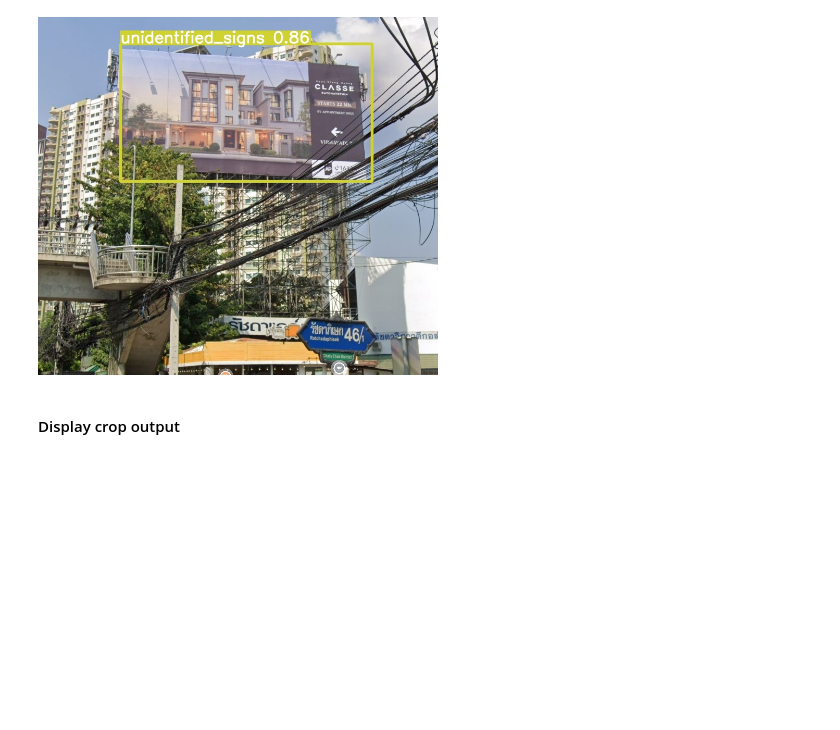
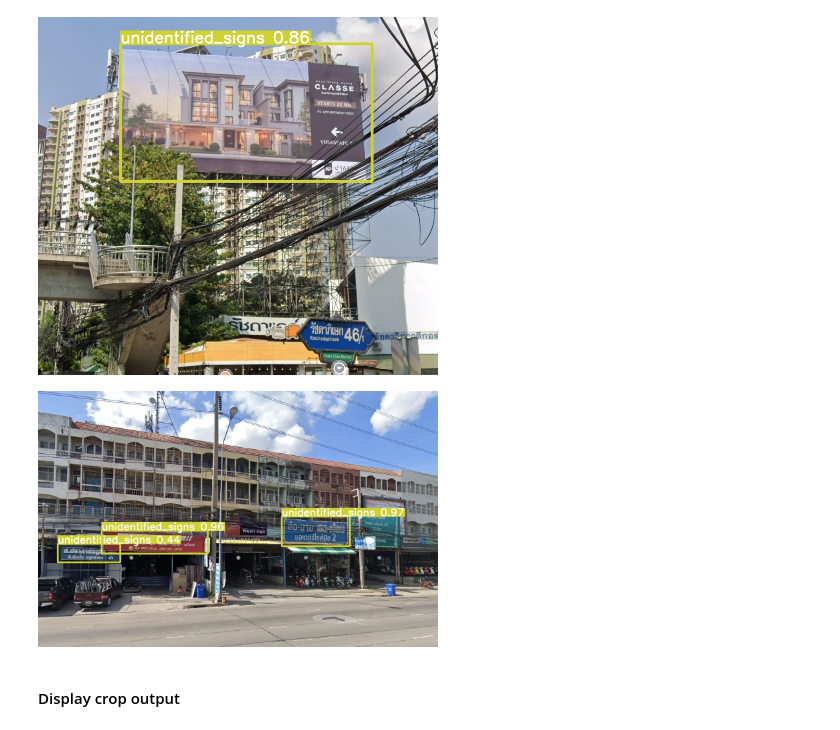
Before and after one commit to DreamPTK/yolov5, a Jupyter notebook: detect.ipynb, the cells around one changed output. Cells and saved outputs as stored; diff of their text form; code cells hidden in the pictures; blank space fills up the shorter version.

```diff
--- a/detect.ipynb
+++ b/detect.ipynb
@@ -29,5 +33,9 @@ display.Image(filename='ThTaxSigns/data/output/exp/testimg2.jpg', width=400)
 # %% [output]
 [figure]
+# %%
+display.Image(filename='ThTaxSigns/data/output/exp2/testimg3.jpg', width=400)
+# %% [output]
+[figure, added]
 # %% [markdown]
 #### Display crop output
 # %%
```
Also changed, not shown: parts of 5 cells of this notebook.
